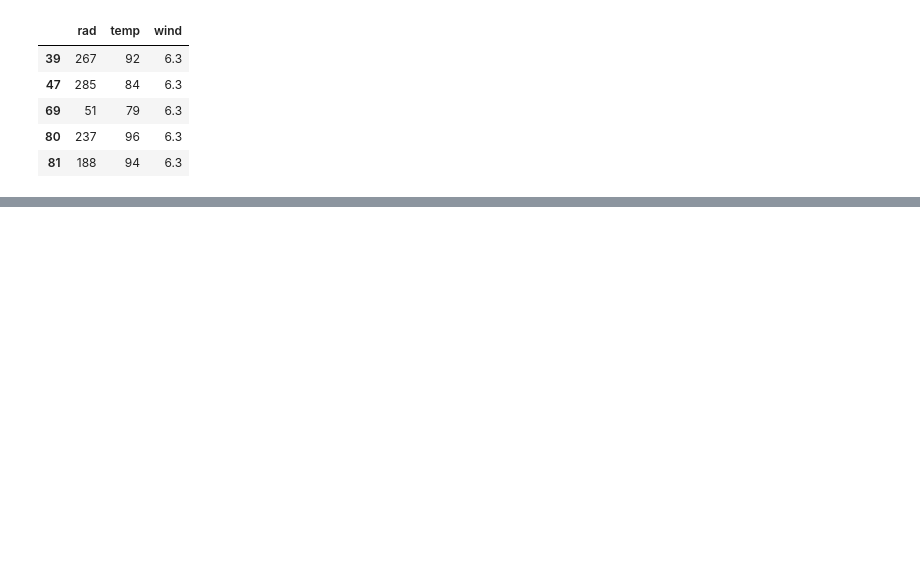
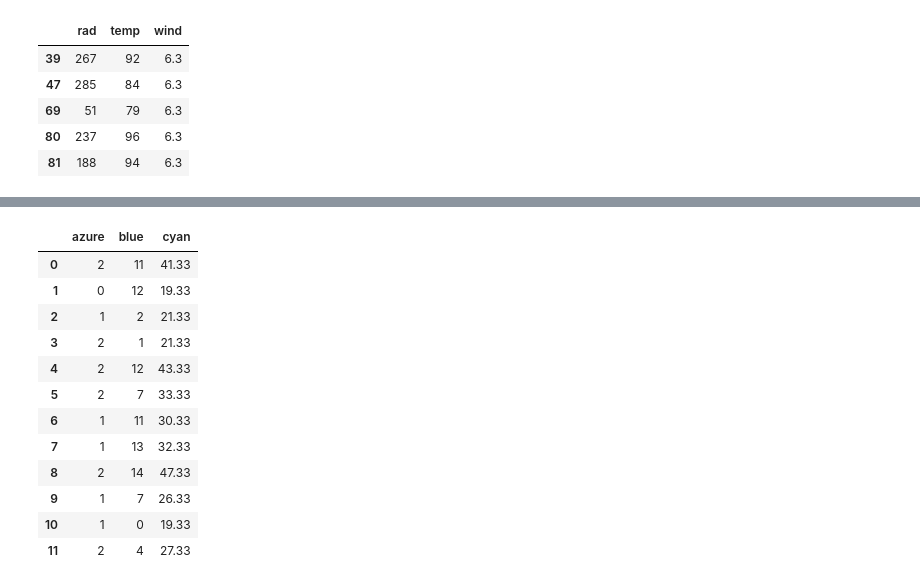
Before and after one commit to wincaton/week8labs, a Jupyter notebook: 08_Tutorial.ipynb, the cells around one changed output, grey strips where cells are left out. Drawn from its saved outputs; the diff is of its cells as text; code cells hidden in the pictures; blank space fills up the shorter version.

```diff
--- a/08_Tutorial.ipynb
+++ b/08_Tutorial.ipynb
@@ -119,0 +321,22 @@ l = list(range(62, 91))  # create a range that we will use later for selecting r
+# %%
+df_3 = (df_2
+        .rename(columns={'a':'azure',
+                         'b':'blue',
+                         'c':'cyan'})
+       )
+
+df_3
+# %% [output]
+|  | azure | blue | cyan |
+| 0 | 2 | 11 | 41.33 |
+| 1 | 0 | 12 | 19.33 |
+| 2 | 1 | 2 | 21.33 |
+| 3 | 2 | 1 | 21.33 |
+| 4 | 2 | 12 | 43.33 |
+| 5 | 2 | 7 | 33.33 |
+| 6 | 1 | 11 | 30.33 |
+| 7 | 1 | 13 | 32.33 |
+| 8 | 2 | 14 | 47.33 |
+| 9 | 1 | 7 | 26.33 |
+| 10 | 1 | 0 | 19.33 |
+| 11 | 2 | 4 | 27.33 |
```
Also changed, not shown: parts of 21 cells of this notebook, 2 other files.
